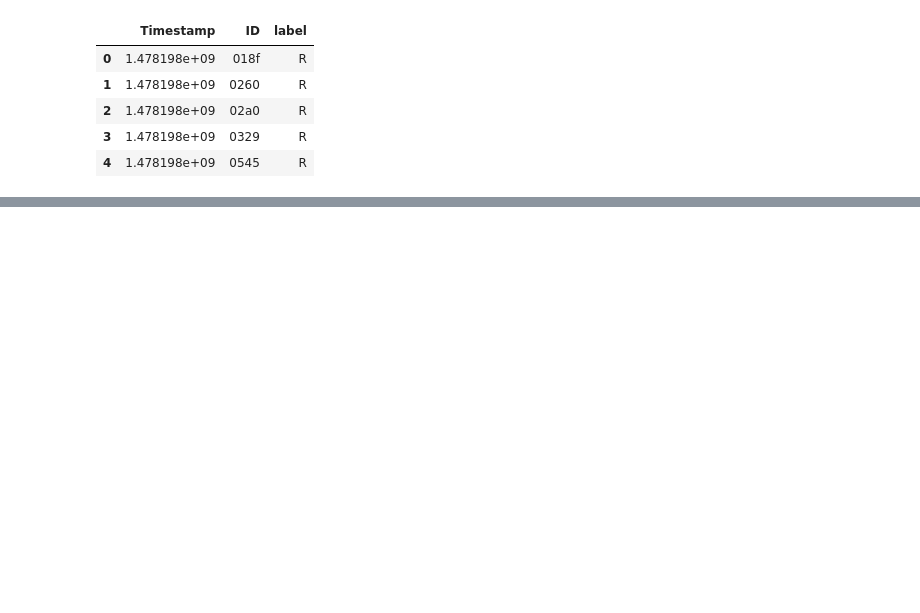
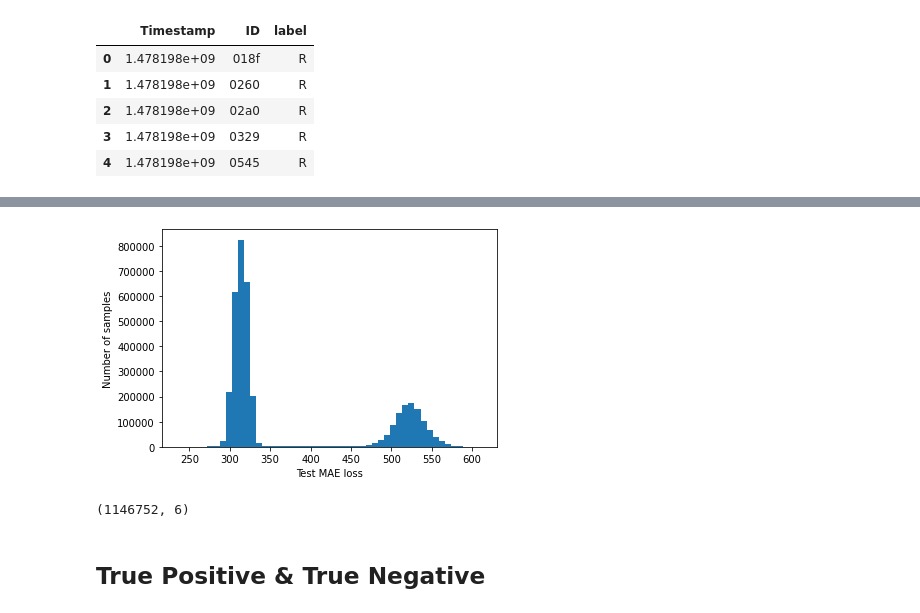
Before and after one commit to ho7221/DL_term_project, a Jupyter notebook: rnn_2.ipynb, the cells around one changed output, grey strips where cells are left out. Drawn from its saved outputs; the diff is of its cells as text; code cells hidden in the pictures; blank space fills up the shorter version.

```diff
--- a/rnn_2.ipynb
+++ b/rnn_2.ipynb
@@ -163 +314,10 @@ anomalies.shape
+# %%
+X_test_pred = model.predict(X_test, verbose=0)
+test_mae_loss = np.mean(np.abs(X_test_pred-X_test), axis=1)
+
+plt.hist(test_mae_loss, bins=50)
+plt.xlabel('Test MAE loss')
+plt.ylabel('Number of samples');
+# %% [output]
+[figure, added]
 # %%
@@ -168 +334,8 @@ fig.update_layout(showlegend=True, title='Detected anomalies')
 fig.show()
+# %%
+anomalies = test_score_df.loc[test_score_df['anomaly'] == True]
+anomalies.shape
+# %% [output]
+(1146752, 6)
+# %% [markdown]
+## True Positive & True Negative
```
Also changed, not shown: parts of 67 cells of this notebook.
